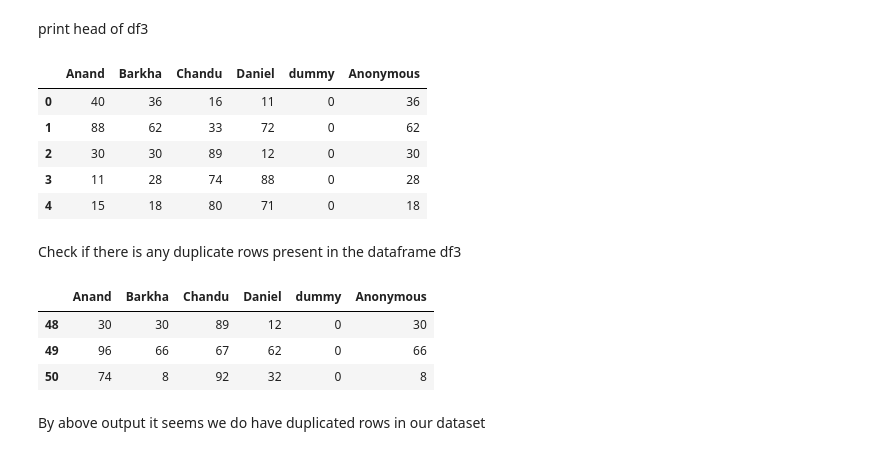
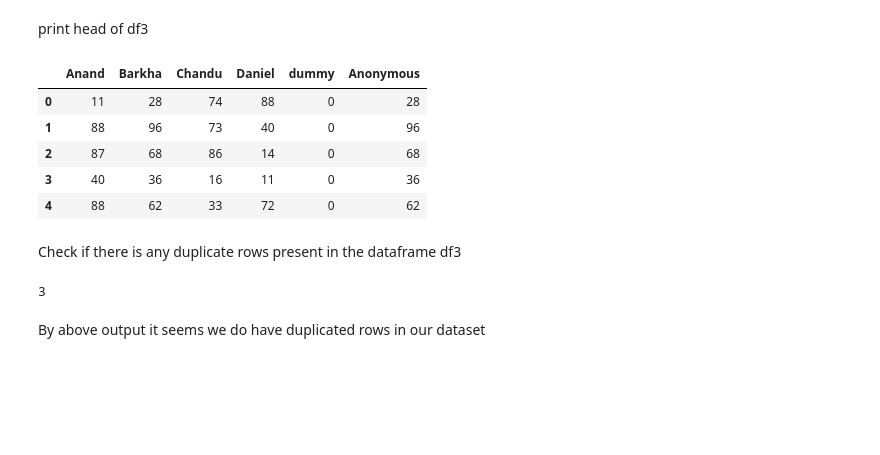
Before and after one commit to sureshmecad/CloudyML-AI-FOR-ALL, a Jupyter notebook: 6_Data_Cleaning_CloudyML.ipynb, the cells around one changed output. Cells and saved outputs as stored; diff of their text form; code cells hidden in the pictures; blank space fills up the shorter version.

```diff
--- a/6_Data_Cleaning_CloudyML.ipynb
+++ b/6_Data_Cleaning_CloudyML.ipynb
@@ -391,5 +410,6 @@ array([36, 62, 30, 28, 18, 50, 88, 50, 80, 66, 96, 30,  4, 30,  2, 42, 94,
 Assign this array values as another column in df3 with name 'Anonymous'
 # %%
 #create Anonymous column
+df3['Anonymous'] = pd.DataFrame(ListB)
 # %% [markdown]
 Create a dataframe 'ListA' with values of row index 3, 10 and 40
@@ -398,3 +416,5 @@ ListA=#
+# %%
+ListA= df3.iloc[[3,10,40],]
 # %% [markdown]
 print ListA
 # %%
@@ -407,27 +428,26 @@ print ListA
 # %% [markdown]
 Concat ListA to df3 ignoring the index values of ListA so that we can maintain the sequential index value thoughout the dataframe.
-# %%
-df3=#
+# %%
+df3= pd.concat([ListA, df3], axis=0, ignore_index=True)
 # %% [markdown]
 print head of df3
 # %%
 # df3 head
+df3.head()
 # %% [output]
 |  | Anand | Barkha | Chandu | Daniel | dummy | Anonymous |
-| 0 | 40 | 36 | 16 | 11 | 0 | 36 |
-| 1 | 88 | 62 | 33 | 72 | 0 | 62 |
-| 2 | 30 | 30 | 89 | 12 | 0 | 30 |
-| 3 | 11 | 28 | 74 | 88 | 0 | 28 |
-| 4 | 15 | 18 | 80 | 71 | 0 | 18 |
+| 0 | 11 | 28 | 74 | 88 | 0 | 28 |
+| 1 | 88 | 96 | 73 | 40 | 0 | 96 |
+| 2 | 87 | 68 | 86 | 14 | 0 | 68 |
+| 3 | 40 | 36 | 16 | 11 | 0 | 36 |
+| 4 | 88 | 62 | 33 | 72 | 0 | 62 |
 # %% [markdown]
 Check if there is any duplicate rows present in the dataframe df3
 # %%
 #check duplicate
+df3.duplicated().sum()
 # %% [output]
-|  | Anand | Barkha | Chandu | Daniel | dummy | Anonymous |
-| 48 | 30 | 30 | 89 | 12 | 0 | 30 |
-| 49 | 96 | 66 | 67 | 62 | 0 | 66 |
-| 50 | 74 | 8 | 92 | 32 | 0 | 8 |
+3
 # %% [markdown]
 By above output it seems we do have duplicated rows in our dataset
 # %% [markdown]
```
Also changed, not shown: parts of 42 cells of this notebook.
